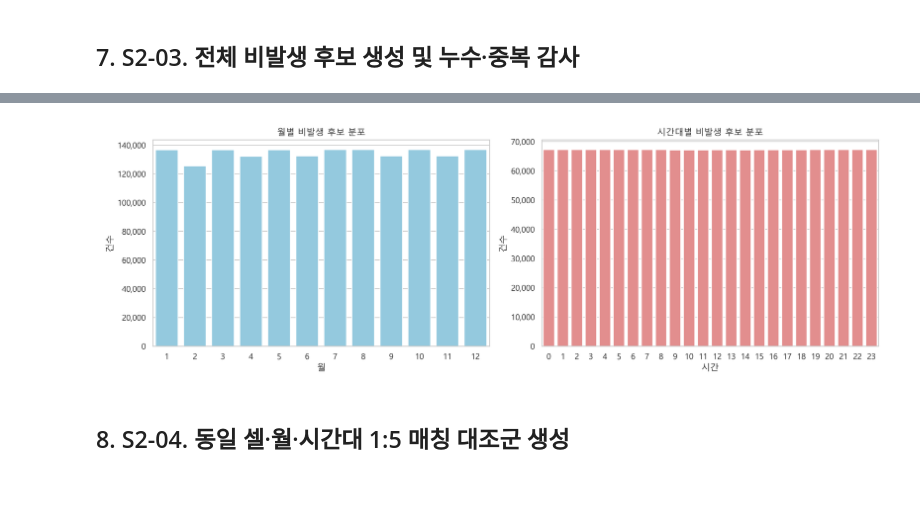
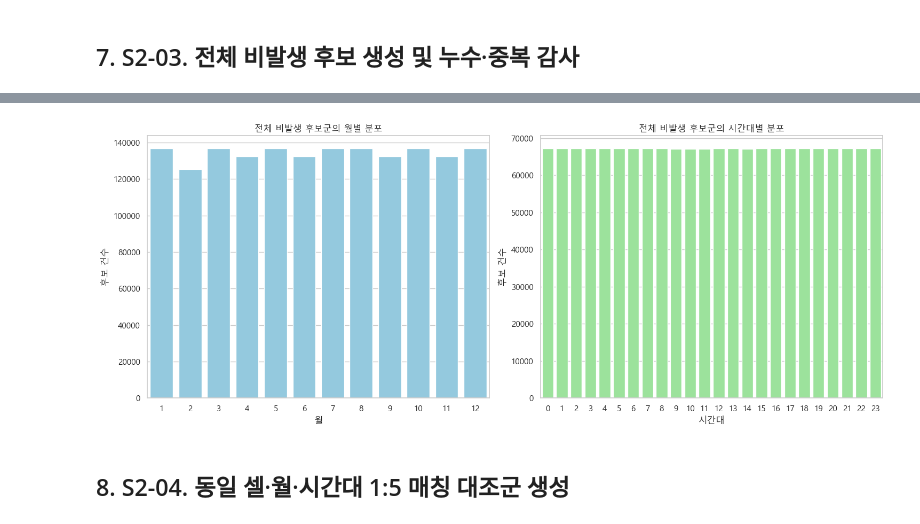
Before and after one commit to Max-JI64/farm-system-public-02, a Jupyter notebook: jsw/강원_재_EDA/Step2_강원도_산불발생_날씨지수_대조군재분석.ipynb, the cells around one changed output, grey strips where cells are left out. Cells and saved outputs as stored; diff of their text form; code cells hidden in the pictures; blank space fills up the shorter version.

```diff
--- a/jsw/강원_재_EDA/Step2_강원도_산불발생_날씨지수_대조군재분석.ipynb
+++ b/jsw/강원_재_EDA/Step2_강원도_산불발생_날씨지수_대조군재분석.ipynb
@@ -313,77 +313,63 @@ plt.show()
 # %% [markdown]
 ## 7. S2-03. 전체 비발생 후보 생성 및 누수·중복 감사
 # %%
-# S2-03 로직
 import pandas as pd
 import geopandas as gpd
 import seaborn as sns
 import matplotlib.pyplot as plt
+import numpy as np
 
-# 1. 산불-기상셀 매칭 기준시각 준비
+from re_eda_common import load_fire, load_grid_bundle, load_hourly_weather
+
+# 1. 데이터 로드
+fire, fire_points = load_fire()
+grid_bundle = load_grid_bundle()
+weather_grid = grid_bundle["grid"]
+
+# 산불 데이터 공간조인 (S2-01 방식)
 fire_joined = gpd.sjoin(fire_points, weather_grid, how='left', predicate='within')
 fire_matched = fire_joined.dropna(subset=['기상셀ID']).copy()
 fire_matched['기준시각'] = pd.to_datetime(fire_matched['기준시각'])
 
+# 산불 발생 시공간 튜플 세트 (중복 제거)
 fire_events = set(zip(fire_matched['기상셀ID'], fire_matched['기준시각']))
 
-# 2. 전체 비발생 후보 식별
-fire_keys = pd.DataFrame(list(fire_events), columns=['기상셀ID', '일시'])
-fire_keys['is_fire'] = True
+print("Loading hourly weather data...")
+hourly_weather = load_hourly_weather(derived=False, columns=['기상셀ID', '일시'])
 
-hourly_keys = hourly_weather[['기상셀ID', '일시']]
-merged = hourly_keys.merge(fire_keys, on=['기상셀ID', '일시'], how='left')
-non_fire_mask = merged['is_fire'].isna()
+# 2. 전체 비발생 후보군 분리
+hourly_weather['is_fire'] = hourly_weather.apply(lambda row: (row['기상셀ID'], row['일시']) in fire_events, axis=1)
 
-candidate_count = non_fire_mask.sum()
-excluded_count = (~non_fire_mask).sum()
+non_fire_candidates = hourly_weather[~hourly_weather['is_fire']].copy()
 
-print(f"전체 시간기상 레코드: {len(hourly_weather):,} 건")
-print(f"산불 발생으로 제외된 레코드: {excluded_count:,} 건")
-print(f"전체 비발생 후보 수: {candidate_count:,} 건")
+print(f"전체 시간기상 레코드 수: {len(hourly_weather):,}")
+print(f"제외된 산불 레코드 수: {hourly_weather['is_fire'].sum():,}")
+print(f"전체 비발생 후보 수: {len(non_fire_candidates):,}")
 
-# 3. 셀, 월, 시간 구성 분포
-candidate_months = hourly_weather.loc[non_fire_mask, '일시'].dt.month
-candidate_hours = hourly_weather.loc[non_fire_mask, '일시'].dt.hour
+count_df = pd.DataFrame({
+    '구분': ['전체 레코드', '제외 산불', '비발생 후보'],
+    '건수': [len(hourly_weather), hourly_weather['is_fire'].sum(), len(non_fire_candidates)]
+})
+count_df.to_csv("outputs/Step2/tables/S2-03_candidate_counts.csv", index=False, encoding='utf-8-sig')
 
-monthly_counts = candidate_months.value_counts().sort_index()
-hourly_counts = candidate_hours.value_counts().sort_index()
+# 3. 후보군의 월별/시간대별 구성 분포 확인
+non_fire_candidates['월'] = non_fire_candidates['일시'].dt.month
+non_fire_candidates['시간대'] = non_fire_candidates['일시'].dt.hour
 
-# 4. 결과표 저장
-outputs_dir = REPO_ROOT / "jsw/강원_재_EDA/outputs/Step2"
-outputs_dir.joinpath("tables").mkdir(parents=True, exist_ok=True)
-outputs_dir.joinpath("plots").mkdir(parents=True, exist_ok=True)
+dist_df = non_fire_candidates.groupby(['월', '시간대']).size().reset_index(name='빈도')
+dist_df.to_csv("outputs/Step2/tables/S2-03_month_hour_distribution.csv", index=False, encoding='utf-8-sig')
 
-composition_df = pd.DataFrame({
-    '항목': ['전체_레코드', '제외_레코드', '후보_레코드'],
-    '건수': [len(hourly_weather), excluded_count, candidate_count]
-})
-composition_df.to_csv(outputs_dir / "tables/S2-03_candidate_counts.csv", index=False, encoding='utf-8-sig')
+# 4. 시각화
+fig, axes = plt.subplots(1, 2, figsize=(15, 6))
 
-month_hour_dist = pd.DataFrame({
-    '월': monthly_counts.index.tolist() + [None]*(24-12),
-    '월_건수': monthly_counts.values.tolist() + [None]*(24-12),
-    '시간': hourly_counts.index,
-    '시간_건수': hourly_counts.values
-})
-month_hour_dist.to_csv(outputs_dir / "tables/S2-03_month_hour_distribution.csv", index=False, encoding='utf-8-sig')
+sns.countplot(data=non_fire_candidates, x='월', ax=axes[0], color='skyblue')
+axes[0].set_title('전체 비발생 후보군의 월별 분포')
+axes[0].set_ylabel('후보 건수')
 
-# 5. 표본 구성 분포 시각화
-fig, axes = plt.subplots(1, 2, figsize=(15, 5))
-sns.barplot(x=monthly_counts.index, y=monthly_counts.values, ax=axes[0], color='skyblue')
-axes[0].set_title("월별 비발생 후보 분포")
-axes[0].set_xlabel("월")
-axes[0].set_ylabel("건수")
-axes[0].set_yticklabels([f'{int(y):,}' for y in axes[0].get_yticks()])
-
-sns.barplot(x=hourly_counts.index, y=hourly_counts.values, ax=axes[1], color='lightcoral')
-axes[1].set_title("시간대별 비발생 후보 분포")
-axes[1].set_xlabel("시간")
-axes[1].set_ylabel("건수")
-axes[1].set_yticklabels([f'{int(y):,}' for y in axes[1].get_yticks()])
+sns.countplot(data=non_fire_candidates, x='시간대', ax=axes[1], color='lightgreen')
+axes[1].set_title('전체 비발생 후보군의 시간대별 분포')
+axes[1].set_ylabel('후보 건수')
 
 plt.tight_layout()
-plt.savefig(outputs_dir / "plots/S2-03_candidate_distribution.png", dpi=300)
 plt.show()
-
-del fire_joined, fire_keys, hourly_keys, merged, candidate_months, candidate_hours
 # %% [output]
@@ -393,4 +380,4 @@ del fire_joined, fire_keys, hourly_keys, merged, candidate_months, candidate_hou
-[figure, old version]
+[figure, new version]
 # %% [markdown]
 ## 8. S2-04. 동일 셀·월·시간대 1:5 매칭 대조군 생성
 # %%
```
Also changed, not shown: parts of 5 cells of this notebook, 8 other files.
